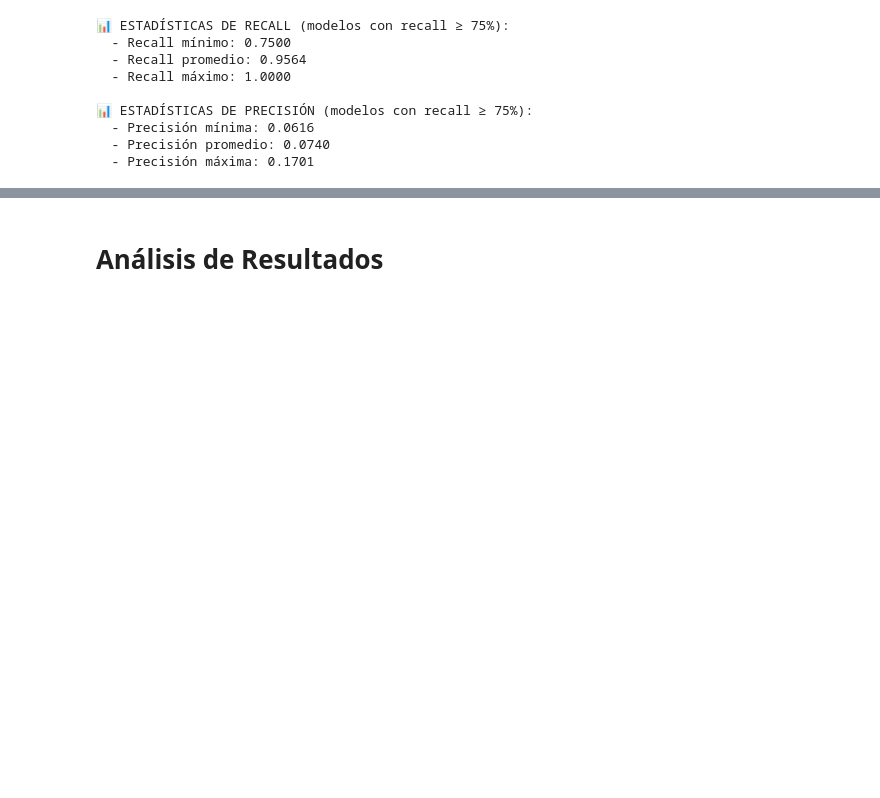
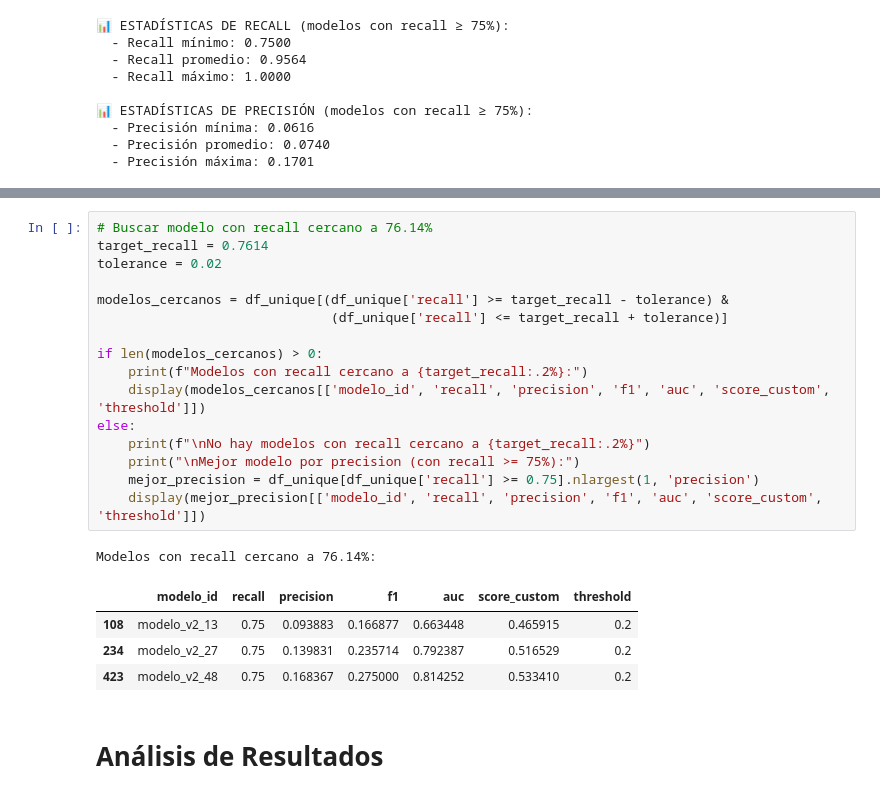
Before and after one commit to Clauelenar10/dashboard-desercion-estudiantil, a Jupyter notebook: modelocode.ipynb, the cells around one changed output, grey strips where cells are left out. Drawn from its saved outputs; the diff is of its cells as text; blank space fills up the shorter version.

```diff
--- a/modelocode.ipynb
+++ b/modelocode.ipynb
@@ -604,3 +715,25 @@ MODELOS CON RECALL ≥ 75%: 735 configuraciones
+# %%
+# Buscar modelo con recall cercano a 76.14%
+target_recall = 0.7614
+tolerance = 0.02
+
+modelos_cercanos = df_unique[(df_unique['recall'] >= target_recall - tolerance) &
+                              (df_unique['recall'] <= target_recall + tolerance)]
+
+if len(modelos_cercanos) > 0:
+    print(f"Modelos con recall cercano a {target_recall:.2%}:")
+    display(modelos_cercanos[['modelo_id', 'recall', 'precision', 'f1', 'auc', 'score_custom', 'threshold']])
+else:
+    print(f"\nNo hay modelos con recall cercano a {target_recall:.2%}")
+    print("\nMejor modelo por precision (con recall >= 75%):")
+    mejor_precision = df_unique[df_unique['recall'] >= 0.75].nlargest(1, 'precision')
+    display(mejor_precision[['modelo_id', 'recall', 'precision', 'f1', 'auc', 'score_custom', 'threshold']])
+# %% [output]
+Modelos con recall cercano a 76.14%:
+|  | modelo_id | recall | precision | f1 | auc | score_custom | threshold |
+| 108 | modelo_v2_13 | 0.75 | 0.093883 | 0.166877 | 0.663448 | 0.465915 | 0.2 |
+| 234 | modelo_v2_27 | 0.75 | 0.139831 | 0.235714 | 0.792387 | 0.516529 | 0.2 |
+| 423 | modelo_v2_48 | 0.75 | 0.168367 | 0.275000 | 0.814252 | 0.533410 | 0.2 |
 # %% [markdown]
 # Análisis de Resultados
 # %%
```
Also changed, not shown: parts of 2 cells of this notebook, 3 other files.
